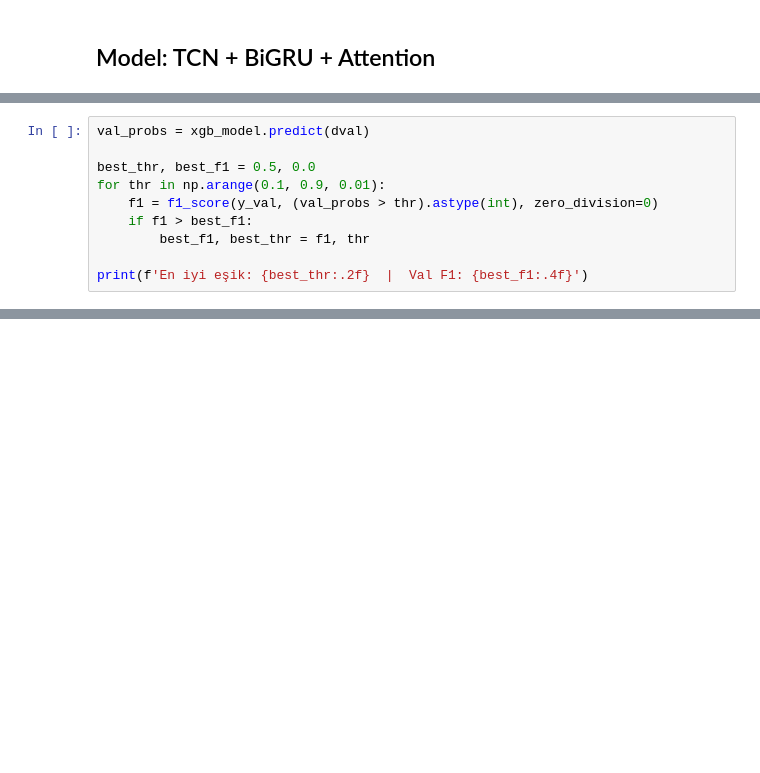
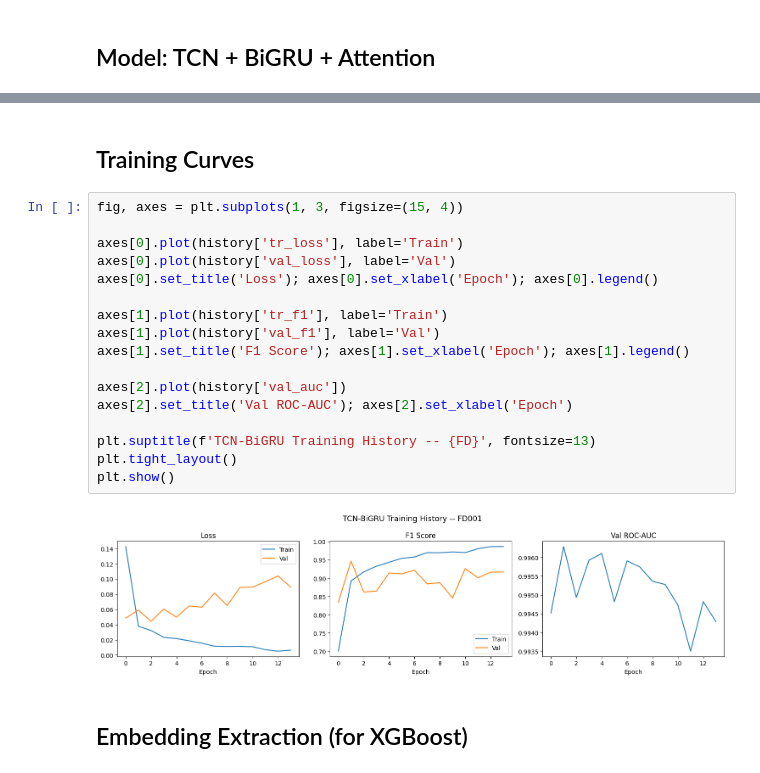
Before and after one commit to dcangundogan/airplanefailureprediction, a Jupyter notebook: tcn_bigru_xgboost_cmapss.ipynb, the cells around one changed output, grey strips where cells are left out. Saved outputs shown, nothing was run; the diff lists cells and outputs as text; blank space fills up the shorter version.

Commit message:
tcn bigru xgnoost best result so far

```diff
--- a/tcn_bigru_xgboost_cmapss.ipynb
+++ b/tcn_bigru_xgboost_cmapss.ipynb
@@ -556,10 +207,0 @@ En iyi round: 785
-# %%
-val_probs = xgb_model.predict(dval)
-
-best_thr, best_f1 = 0.5, 0.0
-for thr in np.arange(0.1, 0.9, 0.01):
-    f1 = f1_score(y_val, (val_probs > thr).astype(int), zero_division=0)
-    if f1 > best_f1:
-        best_f1, best_thr = f1, thr
-
-print(f'En iyi eşik: {best_thr:.2f}  |  Val F1: {best_f1:.4f}')
@@ -764,0 +384,23 @@ Modeller kaydedildi.
+# %% [markdown]
+## Training Curves
+# %%
+fig, axes = plt.subplots(1, 3, figsize=(15, 4))
+
+axes[0].plot(history['tr_loss'], label='Train')
+axes[0].plot(history['val_loss'], label='Val')
+axes[0].set_title('Loss'); axes[0].set_xlabel('Epoch'); axes[0].legend()
+
+axes[1].plot(history['tr_f1'], label='Train')
+axes[1].plot(history['val_f1'], label='Val')
+axes[1].set_title('F1 Score'); axes[1].set_xlabel('Epoch'); axes[1].legend()
+
+axes[2].plot(history['val_auc'])
+axes[2].set_title('Val ROC-AUC'); axes[2].set_xlabel('Epoch')
+
+plt.suptitle(f'TCN-BiGRU Training History -- {FD}', fontsize=13)
+plt.tight_layout()
+plt.show()
+# %% [output]
+[figure, added]
+# %% [markdown]
+## Embedding Extraction (for XGBoost)
```
Also changed, not shown: parts of 49 cells of this notebook.
